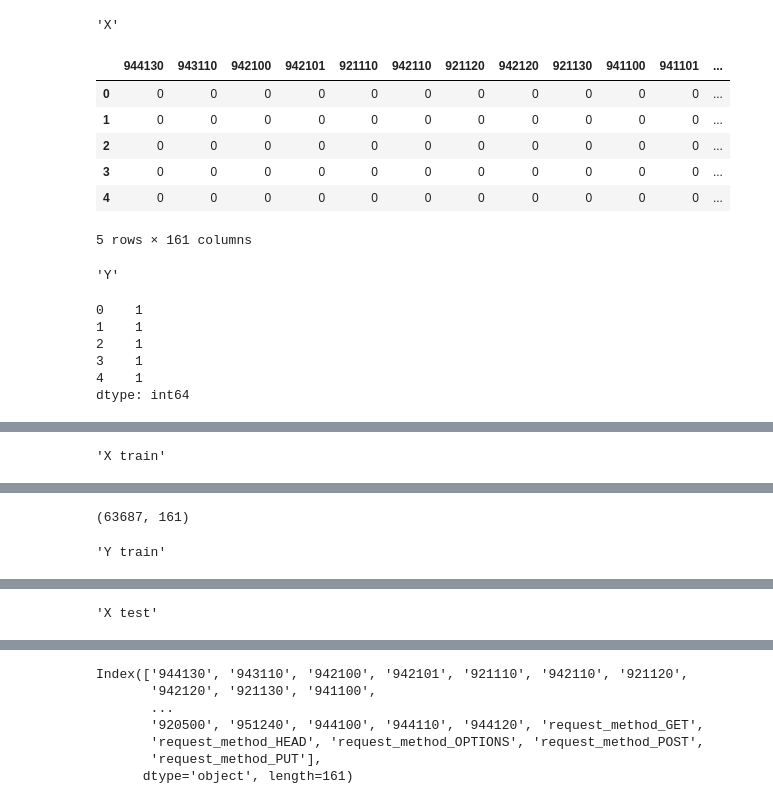
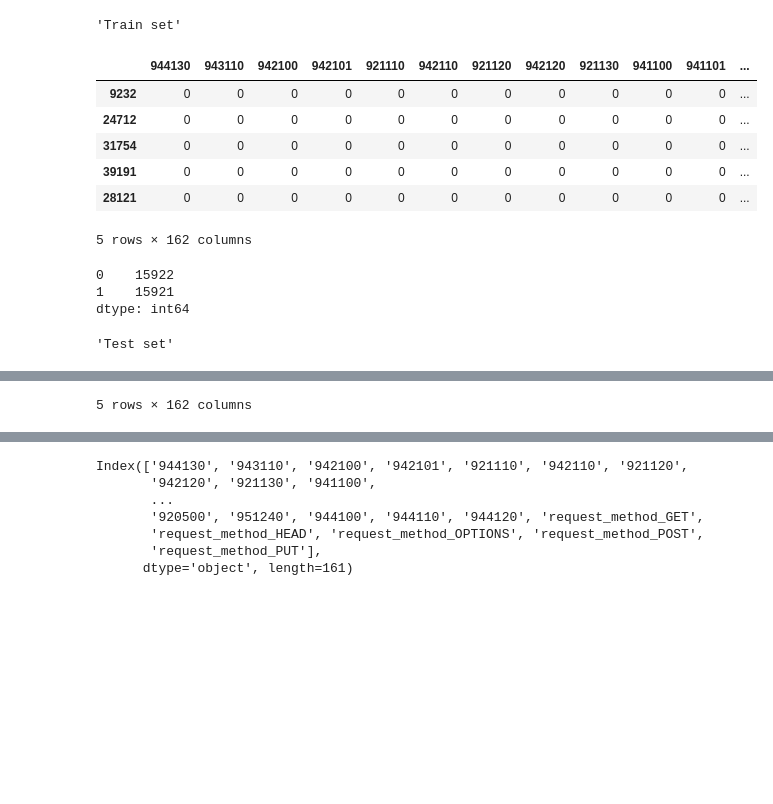
Before and after one commit to ngoctint1lvc/waf, a Jupyter notebook: ml-model/train.ipynb, the cells around one changed output, grey strips where cells are left out. Drawn from its saved outputs; the diff is of its cells as text; code cells hidden in the pictures; blank space fills up the shorter version.

```diff
--- a/ml-model/train.ipynb
+++ b/ml-model/train.ipynb
@@ -30,9 +26,9 @@ def load_mongo_collection(filename):
 
     return collection
 
-attack_log = load_mongo_collection("./csic_attack_log.json") + load_mongo_collection("./modsec_attack_log.json")
-normal_log = load_mongo_collection("./my_normal_log.json")
-# normal_log = load_mongo_collection("./csic_normal_log.json") + load_mongo_collection("./my_normal_log.json")
+attack_log = load_mongo_collection("dataset/csic_attack_log.json") + load_mongo_collection("dataset/modsec_attack_log.json")
+# normal_log = load_mongo_collection("./my_normal_log.json")
+normal_log = load_mongo_collection("dataset/csic_normal_log.json") + load_mongo_collection("dataset/my_normal_log.json")
 
 # collect all available rules
 all_rules = set()
@@ -44,12 +40,11 @@ for item in normal_log:
 
 display(len(all_rules), list(all_rules)[:10])
 
-random.seed(1)
-normal_log = random.sample(normal_log, len(attack_log)*3)
+random.seed(2)
+normal_log = random.sample(normal_log, len(attack_log))
 
-display(len(attack_log), len(normal_log))
-pprint(attack_log[0])
-pprint(normal_log[0])
+print("Len attack_log", len(attack_log))
+print("Len normal_log", len(normal_log))
 # %% [output]
 156
 [944130,
@@ -84,63 +62,53 @@ pprint(normal_log[0])
 # %%
 from sklearn.model_selection import train_test_split
 
 def transform_log_item(item):
     global all_rules
     transformed_data = {
         "request_method": item.get("request_method"),
         # "uri": item.get("uri")
     }
 
     for rule_id in all_rules:
         transformed_data[str(rule_id)] = 0
 
     for rule_id in map(lambda x: x["id"], item.get("matched_rules")):
         transformed_data[str(rule_id)] = 1
 
     return transformed_data
 
 cleaned_attack_log = [transform_log_item(x) for x in attack_log]
 cleaned_normal_log = [transform_log_item(x) for x in normal_log]
 
-X = pd.DataFrame(cleaned_attack_log + cleaned_normal_log)
-# convert request_method using one hot encoding
-temp = pd.get_dummies(X["request_method"], prefix="request_method")
-X = pd.concat([X, temp], axis=1).drop(["request_method"], axis=1)
+def format_data(logs):
+  # convert request_method using one hot encoding
+  df = pd.DataFrame(logs)
+  temp = pd.get_dummies(df["request_method"], prefix="request_method")
+  return pd.concat([df, temp], axis=1).drop(["request_method"], axis=1)
 
+
+X = format_data(cleaned_attack_log + cleaned_normal_log)
 Y = pd.Series([1]*len(cleaned_attack_log) + [0]*len(cleaned_normal_log))
 
-display("X")
-display(X.head())
+X_train, X_test, Y_train, Y_test = train_test_split(X, Y, test_size=0.33, random_state=1, stratify=Y)
 
-display("Y")
-display(Y.head())
+display("Train set")
+display(pd.concat([X_train.head(), pd.DataFrame({"is_attack": Y_train.head()})], axis=1))
+display(Y_train.value_counts())
 
-X_train, X_test, Y_train, Y_test = train_test_split(X, Y, test_size=0.33, random_state=1)
-
-display("X train")
-display(X_train.head(), X_train.shape)
-
-display("Y train")
-display(Y_train.head())
-
-display("X test")
-display(X_test.head(), X_test.shape)
-
-display("Y test")
-display(Y_test.head())
+display("Test set")
+display(pd.concat([X_test.head(), pd.DataFrame({"is_attack": Y_test.head()})], axis=1))
+display(Y_test.value_counts())
 # %% [output]
-'X'
+'Train set'
 |  | 944130 | 943110 | 942100 | 942101 | 921110 | 942110 | 921120 | 942120 | 921130 | 941100 | 941101 | ... |
-| 0 | 0 | 0 | 0 | 0 | 0 | 0 | 0 | 0 | 0 | 0 | 0 | ... |
-| 1 | 0 | 0 | 0 | 0 | 0 | 0 | 0 | 0 | 0 | 0 | 0 | ... |
-| 2 | 0 | 0 | 0 | 0 | 0 | 0 | 0 | 0 | 0 | 0 | 0 | ... |
-| 3 | 0 | 0 | 0 | 0 | 0 | 0 | 0 | 0 | 0 | 0 | 0 | ... |
-| 4 | 0 | 0 | 0 | 0 | 0 | 0 | 0 | 0 | 0 | 0 | 0 | ... |
+| 9232 | 0 | 0 | 0 | 0 | 0 | 0 | 0 | 0 | 0 | 0 | 0 | ... |
+| 24712 | 0 | 0 | 0 | 0 | 0 | 0 | 0 | 0 | 0 | 0 | 0 | ... |
+| 31754 | 0 | 0 | 0 | 0 | 0 | 0 | 0 | 0 | 0 | 0 | 0 | ... |
+| 39191 | 0 | 0 | 0 | 0 | 0 | 0 | 0 | 0 | 0 | 0 | 0 | ... |
+| 28121 | 0 | 0 | 0 | 0 | 0 | 0 | 0 | 0 | 0 | 0 | 0 | ... |
-5 rows × 161 columns
+5 rows × 162 columns
-'Y'
+0    15922
+1    15921
+dtype: int64
-0    1
-1    1
-2    1
-3    1
-4    1
-dtype: int64
+'Test set'
@@ -147 +121 @@ dtype: int64
-'X train'
+5 rows × 162 columns
@@ -155,2 +124,0 @@ dtype: int64
-(63687, 161)
-'Y train'
@@ -163 +124,0 @@ dtype: int64
-'X test'
```
Also changed, not shown: parts of 10 cells of this notebook, 15 other files.
